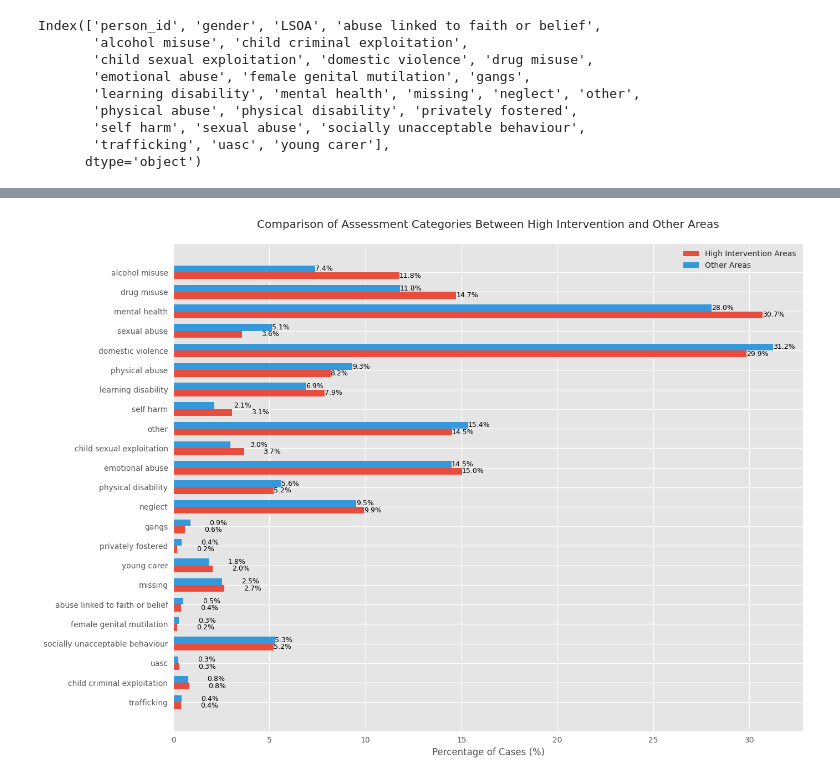
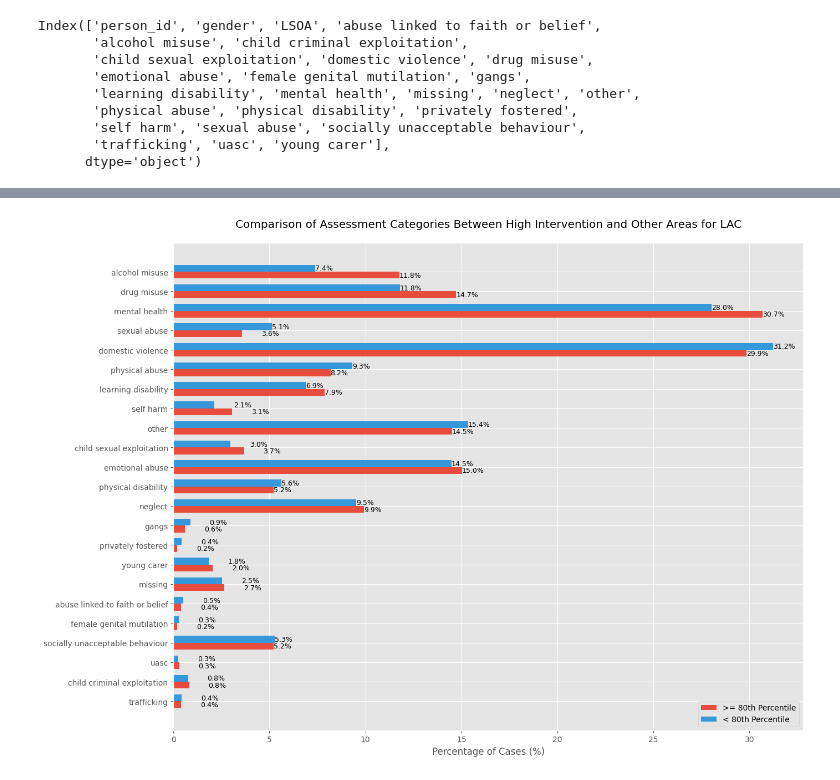
Before and after one commit to ConnectedBradford/CB_2649, a Jupyter notebook: notebooks/lac_lsoa_analysis.ipynb, the cells around one changed output, grey strips where cells are left out. Cells and saved outputs as stored; diff of their text form; code cells hidden in the pictures.

Commit message:
Updated assessment analysis and readme.md

```diff
--- a/notebooks/lac_lsoa_analysis.ipynb
+++ b/notebooks/lac_lsoa_analysis.ipynb
@@ -1341,35 +1382,36 @@ comparison_df['Difference'] = abs(comparison_df['High Intervention Areas (%)'] -
 comparison_df = comparison_df.sort_values(by='Difference')
 
 # Prepare data for grouped bar chart
 categories_sorted = comparison_df.index
 x = np.arange(len(categories_sorted))
 width = 0.35
 
 fig, ax = plt.subplots(figsize=(14, 10))
 
 # Create bars
 bars1 = ax.barh(x - width/2, comparison_df['High Intervention Areas (%)'],
-               width, label='High Intervention Areas', color='#E74C3C')
+               width, label='>= 80th Percentile', color='#E74C3C')
 bars2 = ax.barh(x + width/2, comparison_df['Other Areas (%)'],
-               width, label='Other Areas', color='#3498DB')
+               width, label='< 80th Percentile', color='#3498DB')
 
 # Add labels and title
 ax.set_xlabel('Percentage of Cases (%)')
-ax.set_title('Comparison of Assessment Categories Between High Intervention and Other Areas', pad=20)
+ax.set_title('Comparison of Assessment Categories Between High Intervention and Other Areas for LAC', pad=20)
 ax.set_yticks(x)
 ax.set_yticklabels(categories_sorted)
-ax.legend()
+ax.legend(loc='lower right')
 
 # Add percentage labels on bars
 for i, bars in enumerate([bars1, bars2]):
     for bar in bars:
         width = bar.get_width()
         label_x_pos = width if width > 5 else width + 1
         ax.text(label_x_pos, bar.get_y() + bar.get_height()/2,
                 f'{width:.1f}%', va='center',
                 color='black' if width > 5 else 'black',
                 fontweight='normal', fontsize=9)
 plt.tight_layout()
+plt.savefig(f"../figs/LAC_assessment_in_groups.png", dpi=300)
 plt.show()
 # %% [output]
-[figure, old version]
+[figure, new version]
```
Also changed, not shown: parts of 18 cells of this notebook, 6 other files.
